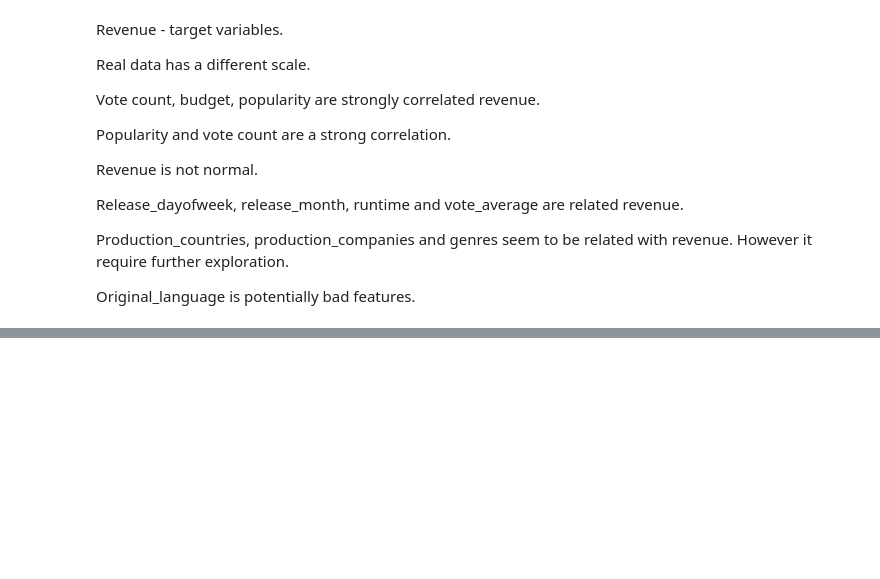
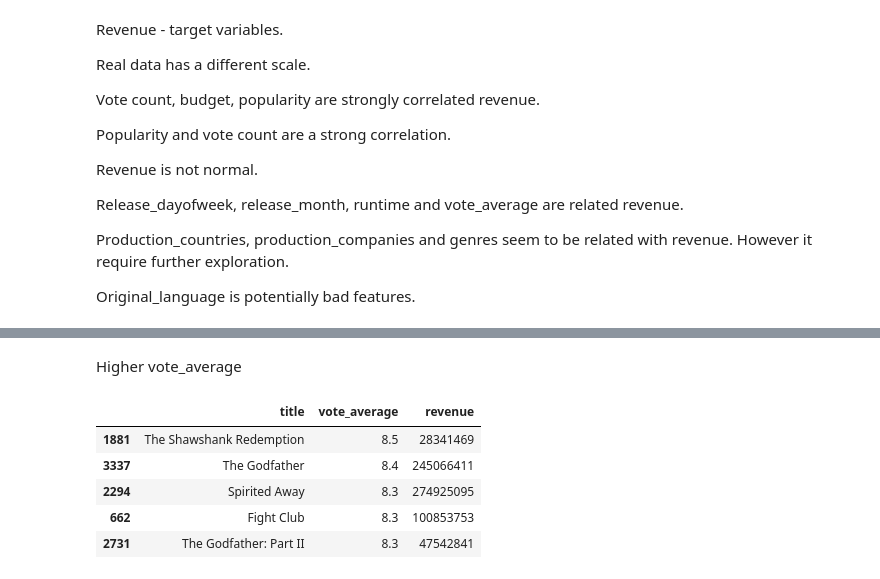
Before and after one commit to maslovalyudmila/ds_school_2020, a Jupyter notebook: task 1/Group6_Babaev_visual_data_analysis.ipynb, the cells around one changed output, grey strips where cells are left out. Saved outputs shown, nothing was run; the diff lists cells and outputs as text; code cells hidden in the pictures; blank space fills up the shorter version.

```diff
--- a/task 1/Group6_Babaev_visual_data_analysis.ipynb
+++ b/task 1/Group6_Babaev_visual_data_analysis.ipynb
@@ -476,0 +492,11 @@ Original_language is potentially bad features.
+# %% [markdown]
+Higher vote_average
+# %%
+data[(data['revenue']!=0) & (data['vote_count']>1000)].sort_values('vote_average', ascending=False)[['title','vote_average', 'revenue']].head()
+# %% [output]
+|  | title | vote_average | revenue |
+| 1881 | The Shawshank Redemption | 8.5 | 28341469 |
+| 3337 | The Godfather | 8.4 | 245066411 |
+| 2294 | Spirited Away | 8.3 | 274925095 |
+| 662 | Fight Club | 8.3 | 100853753 |
+| 2731 | The Godfather: Part II | 8.3 | 47542841 |
```
Also changed, not shown: parts of 27 cells of this notebook.
